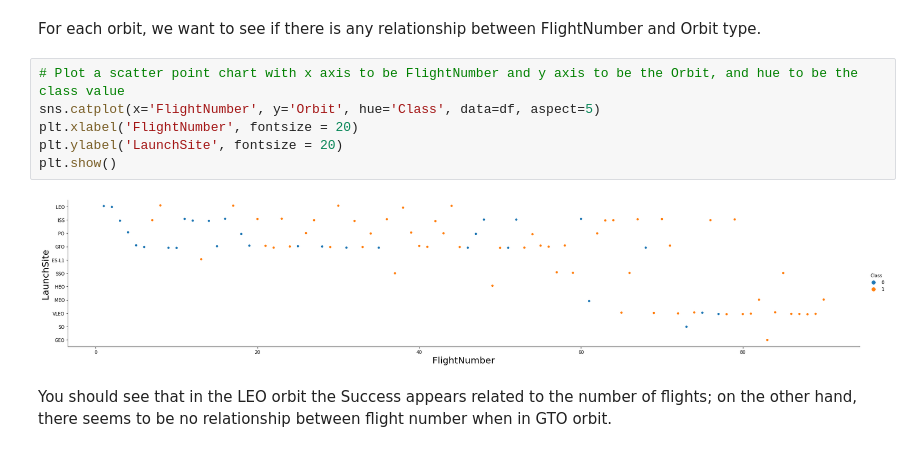
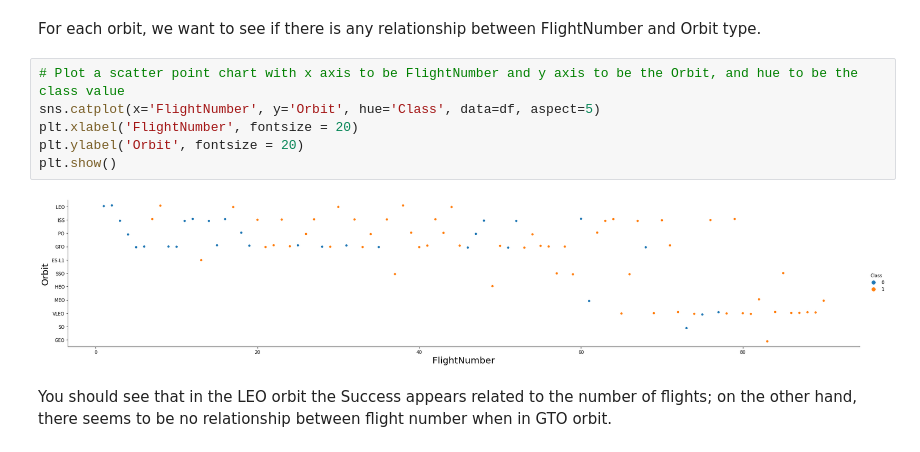
Before and after one commit to Hamdi1237/applied-data-science-capstone, a Jupyter notebook: EDA with Visualization.ipynb, the cells around one changed output. Saved outputs shown, nothing was run; the diff lists cells and outputs as text.

```diff
--- a/EDA with Visualization.ipynb
+++ b/EDA with Visualization.ipynb
@@ -124,11 +127,11 @@ For each orbit, we want to see if there is any relationship between FlightNumber
 # %%
 # Plot a scatter point chart with x axis to be FlightNumber and y axis to be the Orbit, and hue to be the class value
 sns.catplot(x='FlightNumber', y='Orbit', hue='Class', data=df, aspect=5)
 plt.xlabel('FlightNumber', fontsize = 20)
-plt.ylabel('LaunchSite', fontsize = 20)
+plt.ylabel('Orbit', fontsize = 20)
 plt.show()
 # %% [output]
-[figure, old version]
+[figure, new version]
 # %% [markdown]
 You should see that in the LEO orbit the Success appears related to the number of flights; on the other hand, there seems to be no relationship between flight number when in GTO orbit.
 # %% [markdown]
```
Also changed, not shown: parts of 5 cells of this notebook.
